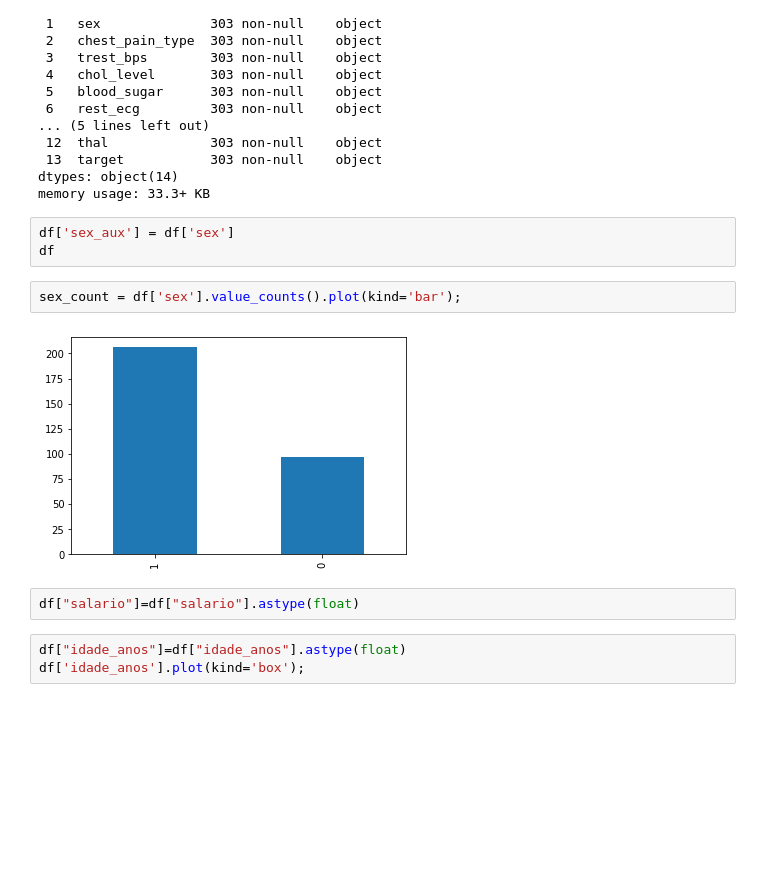
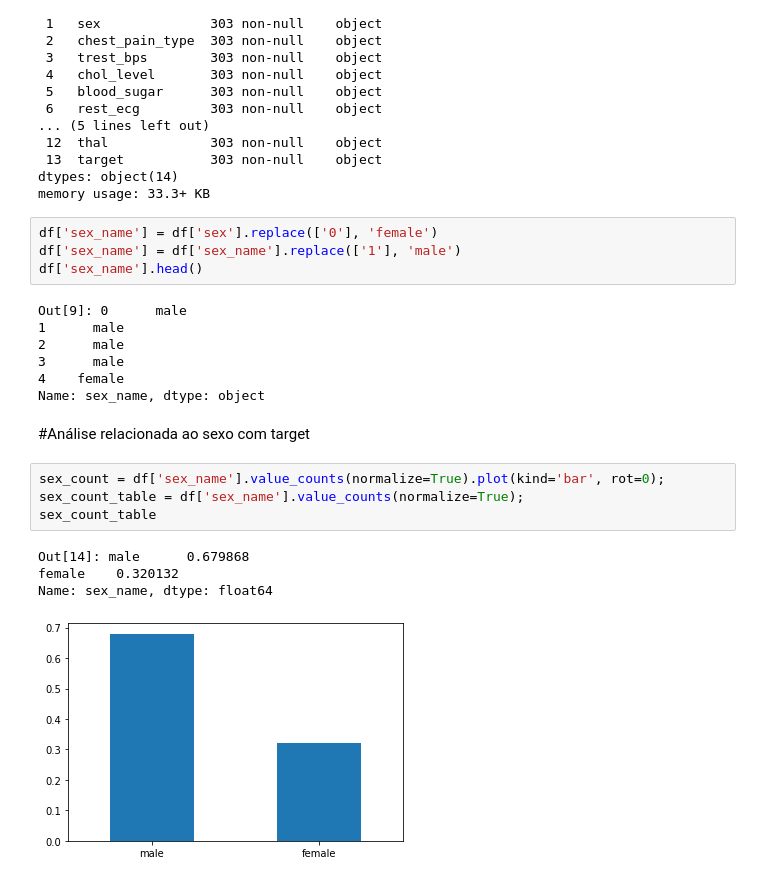
Before and after one commit to jardelMoraes/dinamica2, a Jupyter notebook: dinamica-exploratorio.ipynb, the cells around one changed output. Cells and saved outputs as stored; diff of their text form; blank space fills up the shorter version.

```diff
--- a/dinamica-exploratorio.ipynb
+++ b/dinamica-exploratorio.ipynb
@@ -80,15 +80,25 @@ Data columns (total 14 columns):
  13  target           303 non-null    object
 dtypes: object(14)
 memory usage: 33.3+ KB
-# %%
-df['sex_aux'] = df['sex']
-df
+# %%
+df['sex_name'] = df['sex'].replace(['0'], 'female')
+df['sex_name'] = df['sex_name'].replace(['1'], 'male')
+df['sex_name'].head()
+# %% [output]
+Out[9]: 0      male
+1      male
+2      male
+3      male
+4    female
+Name: sex_name, dtype: object
+# %% [markdown]
+#Análise relacionada ao sexo com target
 # %%
-sex_count = df['sex'].value_counts().plot(kind='bar');
+sex_count = df['sex_name'].value_counts(normalize=True).plot(kind='bar', rot=0);
+sex_count_table = df['sex_name'].value_counts(normalize=True);
+sex_count_table
 # %% [output]
+Out[14]: male      0.679868
+female    0.320132
+Name: sex_name, dtype: float64
-[figure, old version]
+[figure, new version]
-# %%
-df["salario"]=df["salario"].astype(float)
-# %%
-df["idade_anos"]=df["idade_anos"].astype(float)
-df['idade_anos'].plot(kind='box');
```
Also changed, not shown: parts of 9 cells of this notebook.
